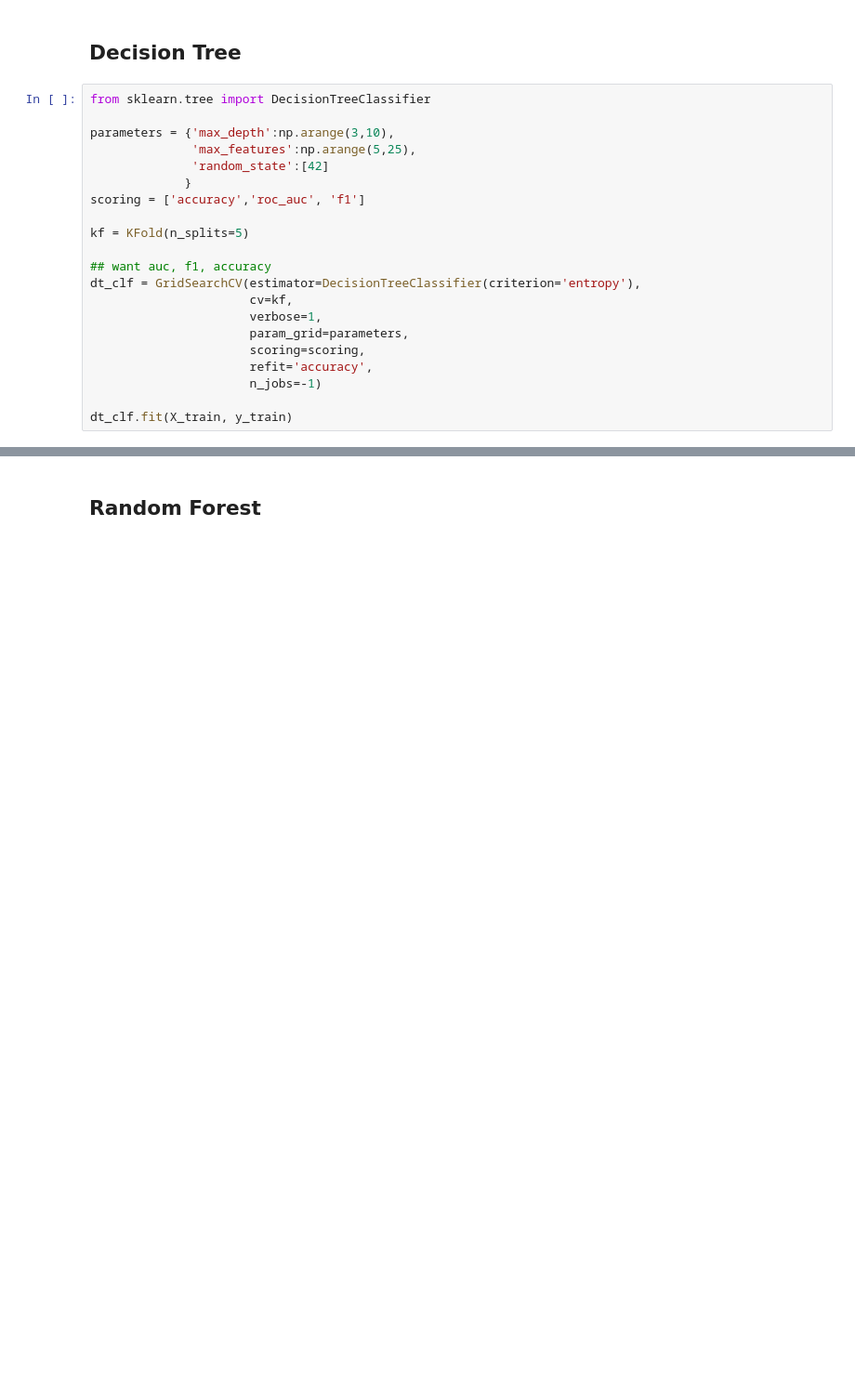
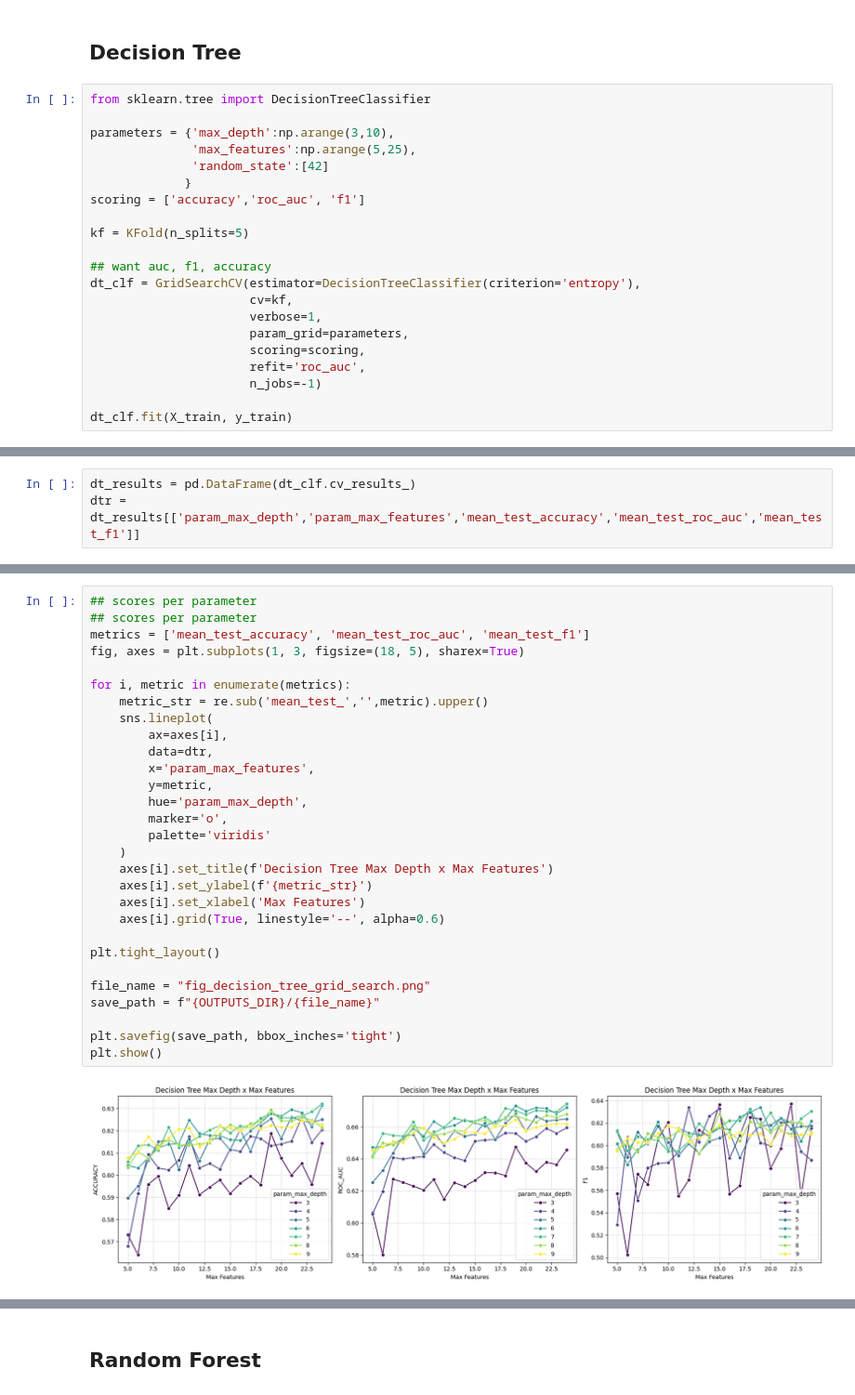
Before and after one commit to yh6384-design/ML_Online_News_Popularity, a Jupyter notebook: NB2_Modeling.ipynb, the cells around one changed output, grey strips where cells are left out. Shown at 93% size. Cells and saved outputs as stored; diff of their text form; blank space fills up the shorter version.

```diff
--- a/NB2_Modeling.ipynb
+++ b/NB2_Modeling.ipynb
@@ -603,7 +673,7 @@ dt_clf = GridSearchCV(estimator=DecisionTreeClassifier(criterion='entropy'),
                       verbose=1,
                       param_grid=parameters,
                       scoring=scoring,
-                      refit='accuracy',
+                      refit='roc_auc',
                       n_jobs=-1)
 
 dt_clf.fit(X_train, y_train)
@@ -640,0 +715,3 @@ plt.show()
+# %%
+dt_results = pd.DataFrame(dt_clf.cv_results_)
+dtr = dt_results[['param_max_depth','param_max_features','mean_test_accuracy','mean_test_roc_auc','mean_test_f1']]
@@ -640,0 +746,31 @@ plt.show()
+# %%
+## scores per parameter
+## scores per parameter
+metrics = ['mean_test_accuracy', 'mean_test_roc_auc', 'mean_test_f1']
+fig, axes = plt.subplots(1, 3, figsize=(18, 5), sharex=True)
+
+for i, metric in enumerate(metrics):
+    metric_str = re.sub('mean_test_','',metric).upper()
+    sns.lineplot(
+        ax=axes[i],
+        data=dtr,
+        x='param_max_features',
+        y=metric,
+        hue='param_max_depth',
+        marker='o',
+        palette='viridis'
+    )
+    axes[i].set_title(f'Decision Tree Max Depth x Max Features')
+    axes[i].set_ylabel(f'{metric_str}')
+    axes[i].set_xlabel('Max Features')
+    axes[i].grid(True, linestyle='--', alpha=0.6)
+
+plt.tight_layout()
+
+file_name = "fig_decision_tree_grid_search.png"
+save_path = f"{OUTPUTS_DIR}/{file_name}"
+
+plt.savefig(save_path, bbox_inches='tight')
+plt.show()
+# %% [output]
+[figure, added]
```
Also changed, not shown: parts of 82 cells of this notebook.
